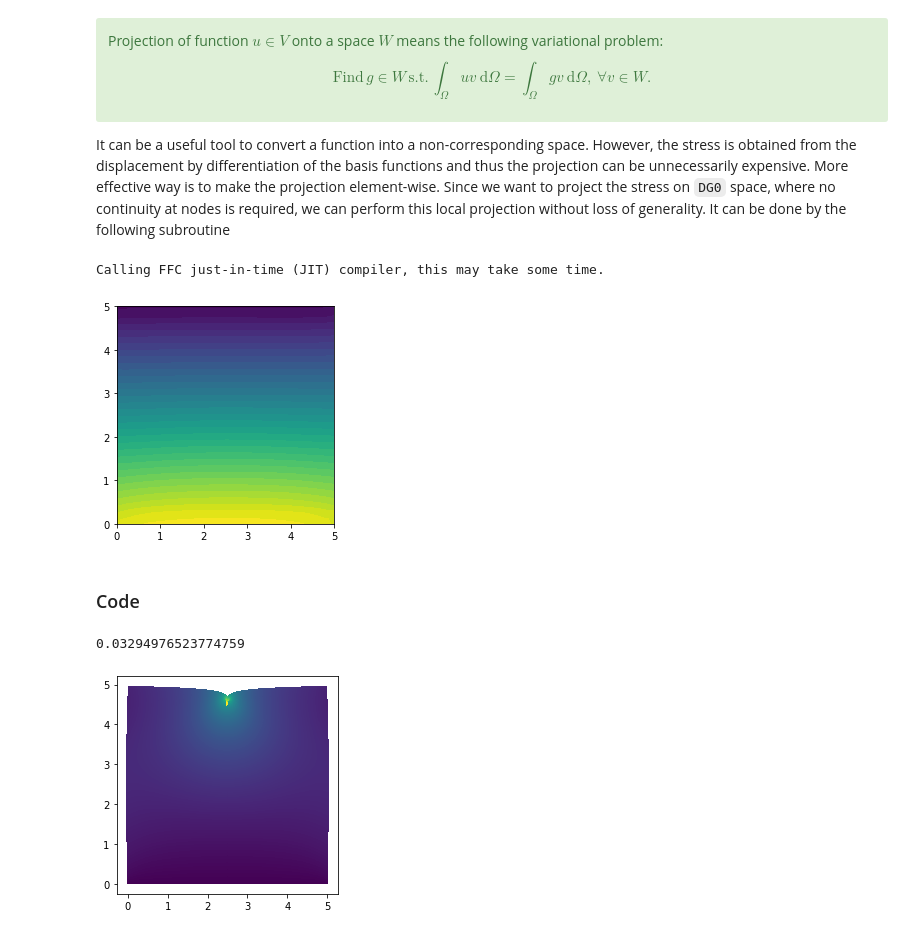
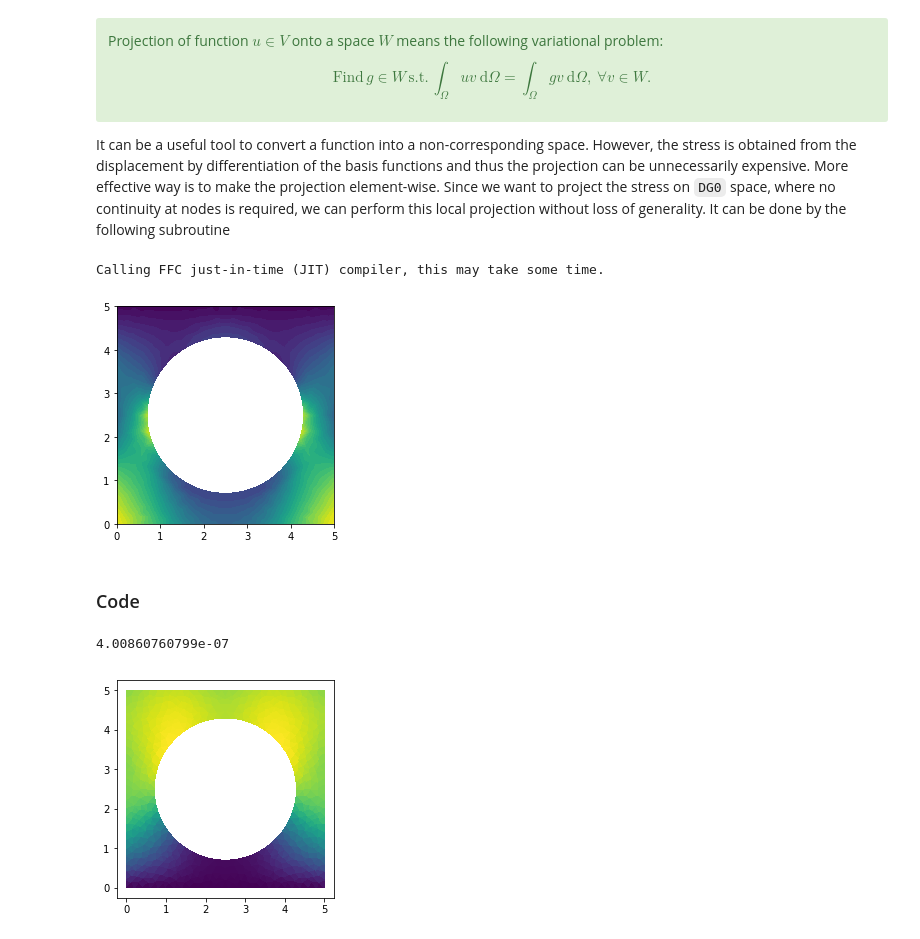
Before and after one commit to georgiosmalik/fenics-course, a Jupyter notebook: docs/source/2DPlaneStrain/2D_Elasticity.ipynb, the cells around one changed output. Cells and saved outputs as stored; diff of their text form; code cells hidden in the pictures.

```diff
--- a/docs/source/2DPlaneStrain/2D_Elasticity.ipynb
+++ b/docs/source/2DPlaneStrain/2D_Elasticity.ipynb
@@ -153,6 +152,7 @@ mesh_quad = fe.UnitSquareMesh.create(n_x, n_y, fe.CellType.Type.quadrilateral)
 # %% [markdown]
 The best option for creating a mesh is loading it as an external `.xml` file using the `Mesh` object
 # %%
-fe.plot(fe.Mesh("external_mesh.xml"))
+mesh = fe.Mesh("external_mesh.xml")
+fe.plot(mesh)
 plt.show()
 # %% [output]
@@ -297,7 +295,7 @@ fe.plot(stress_1[1, 1])
 plt.show()
 # %% [output]
 Calling FFC just-in-time (JIT) compiler, this may take some time.
-[figure, old version]
+[figure, new version]
 # %% [markdown]
 ### Code
 # %%
@@ -326,22 +324,22 @@ def sigma(u):
 # --------------------
 # Parameters
 # --------------------
+# Young's modulus and Poisson's ratio
+E = 0.02e9
+nu = 0.1
+
 # Lame's constants
-lmbda = 1.25
-mu = 1
-
-l_x, l_y = 5.0, 5.0  # Domain dimensions
-n_x, n_y = 500, 500  # Number of elements
+lmbda = E*nu/(1+nu)/(1-2*nu)
+mu = E/2/(1+nu)
 
 # Load
-f_int = 0.0
-b_int = 0.0
-F_con = -3.0e-1
+f_int = 1.0
+b_int = 1.0
 
 # --------------------
 # Geometry
 # --------------------
-mesh = fe.RectangleMesh(fe.Point(0.0, 0.0), fe.Point(l_x, l_y), n_x, n_y)
+mesh = fe.Mesh("external_mesh.xml")
 
 # Definition of Neumann condition domain
 boundaries = fe.MeshFunction("size_t", mesh, mesh.topology().dim() - 1)
@@ -361,36 +359,32 @@ u_test = fe.TestFunction(V)
 f = fe.Constant((0.0, f_int))
 b = fe.Constant((0.0, b_int))
 
 # --------------------
 # Boundary conditions
 # --------------------
 bc = fe.DirichletBC(V, fe.Constant((0.0, 0.0)), bottom)
 
 # --------------------
 # Weak form
 # --------------------
 a = fe.inner(sigma(u_tr), epsilon(u_test))*fe.dx
 l = fe.dot(b, u_test)*fe.dx - fe.inner(f, u_test)*ds(1)
 
 # --------------------
 # Solver
 # --------------------
 u = fe.Function(V)
 A_ass, L_ass = fe.assemble_system(a, l, bc)
 
-# Dirac function load intensity
-pointForce = fe.PointSource(V.sub(1), fe.Point((0.5*l_x, l_y)), F_con)
-pointForce.apply(L_ass)
-
 fe.solve(A_ass, u.vector(), L_ass)
 
 print(np.amax(u.vector()[:]))
 
 # --------------------
 # Post-process
 # --------------------
 fe.plot(u, mode="displacement")
 plt.show()
 # %% [output]
-0.03294976523774759
+4.00860760799e-07
-[figure, old version]
+[figure, new version]
```
Also changed, not shown: parts of 11 cells of this notebook.
